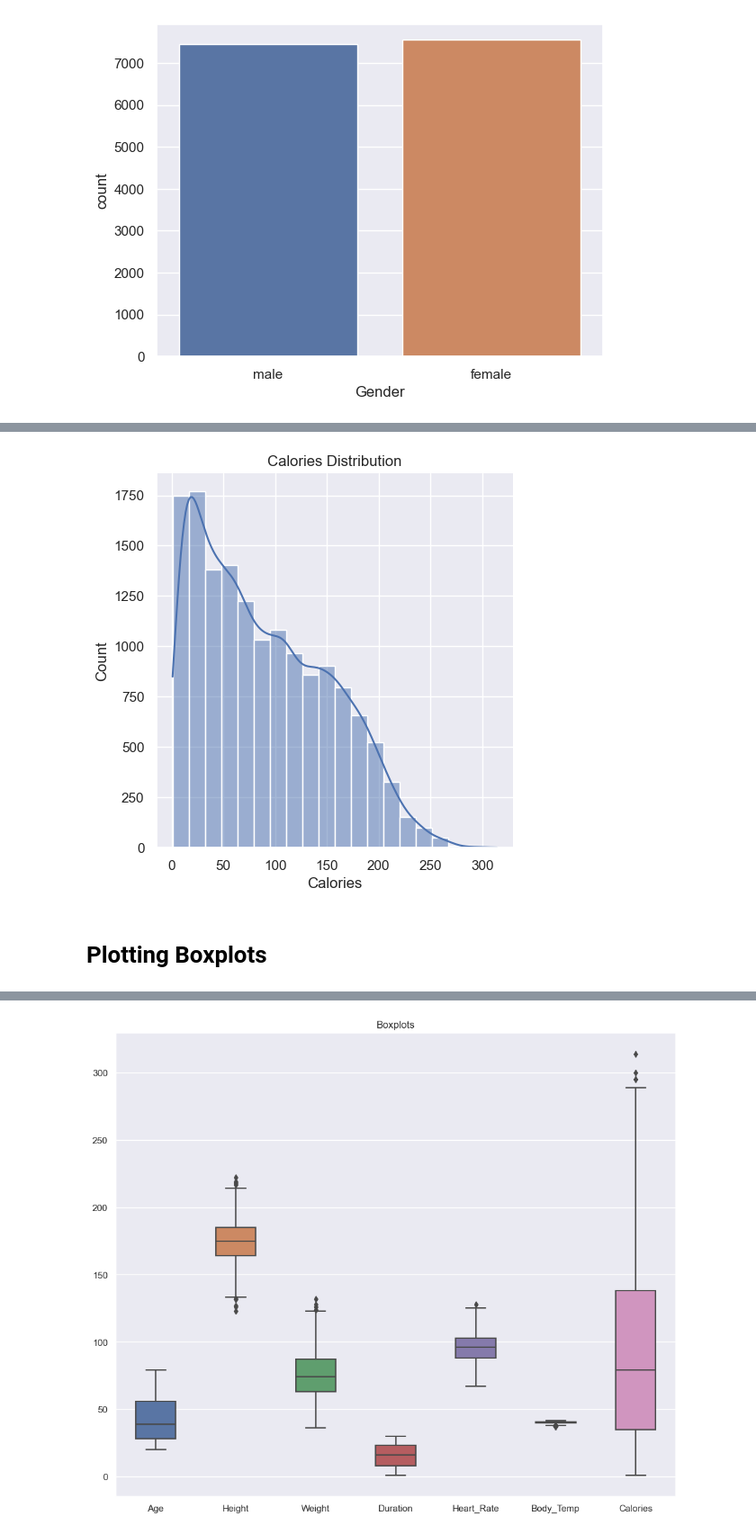
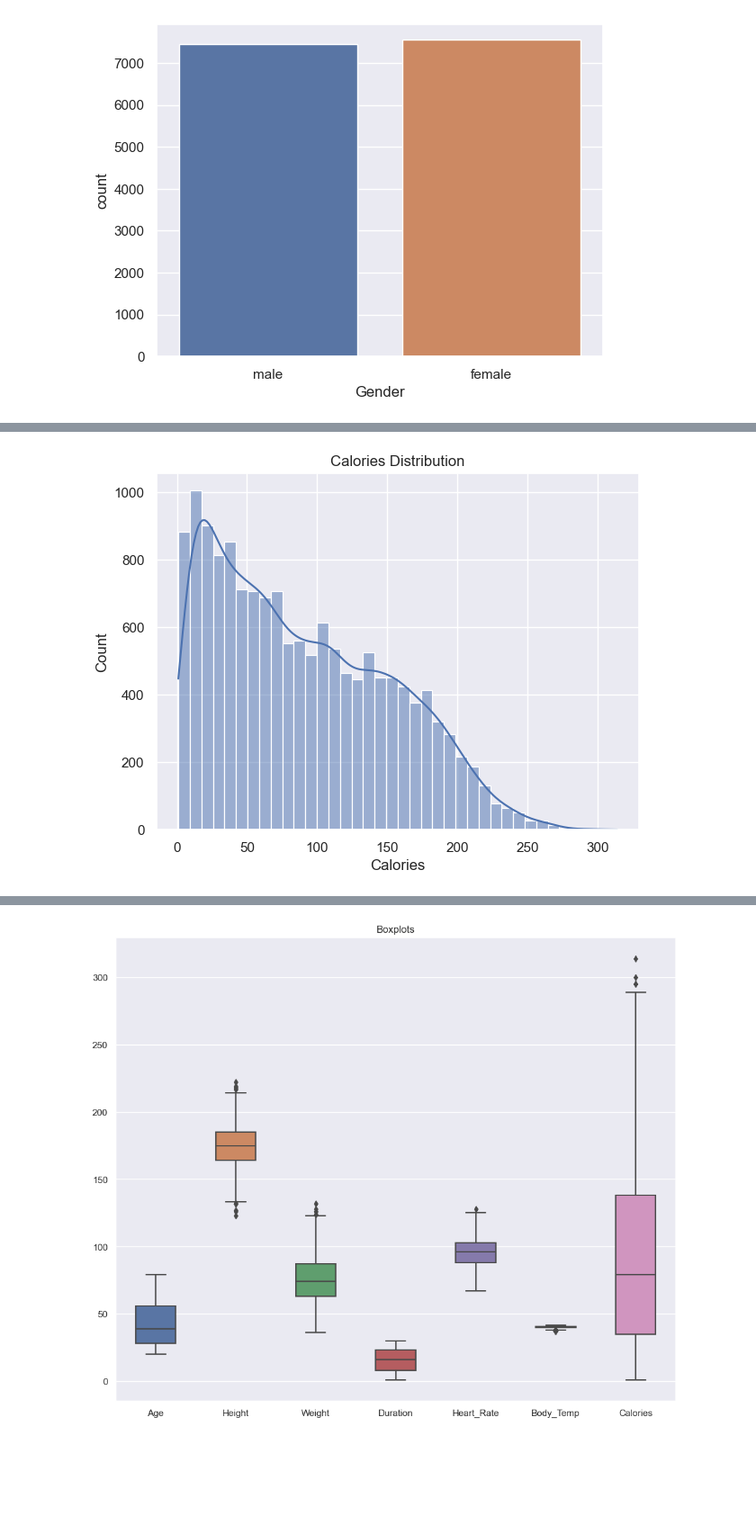
Before and after one commit to Samhan-6/CaloriesBurnPrediction, a Jupyter notebook: Calories Burn Prediction.ipynb, the cells around one changed output, grey strips where cells are left out. Shown at 90% size. Saved outputs shown, nothing was run; the diff lists cells and outputs as text; code cells hidden in the pictures; blank space fills up the shorter version.

```diff
--- a/Calories Burn Prediction.ipynb
+++ b/Calories Burn Prediction.ipynb
@@ -198,9 +174,8 @@ plt.show()
 # %%
 # finding the distribution of "Calories" column
-sns.displot(calories_data['Calories'], kde=True, bins=20)
+sns.histplot(calories_data['Calories'], kde=True)
+plt.tight_layout()
 plt.title("Calories Distribution")
 plt.show()
 # %% [output]
-[figure, old version]
+[figure, new version]
-# %% [markdown]
-# Plotting Boxplots
```
Also changed, not shown: parts of 23 cells of this notebook, 1 other file.
